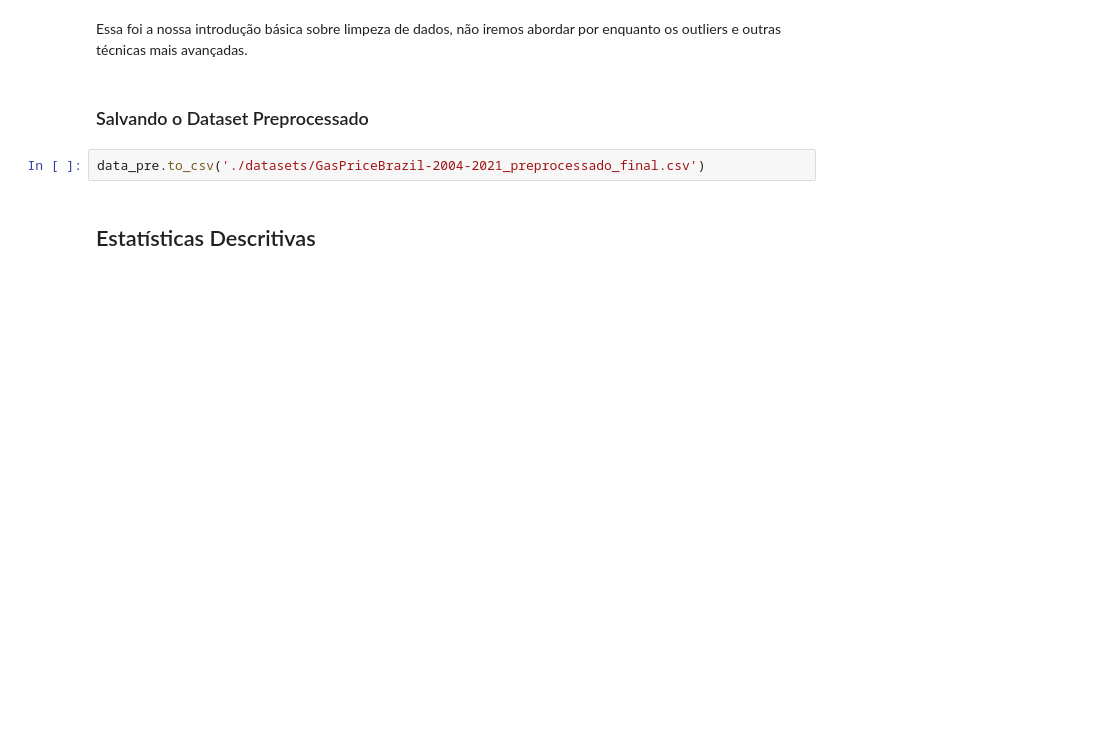
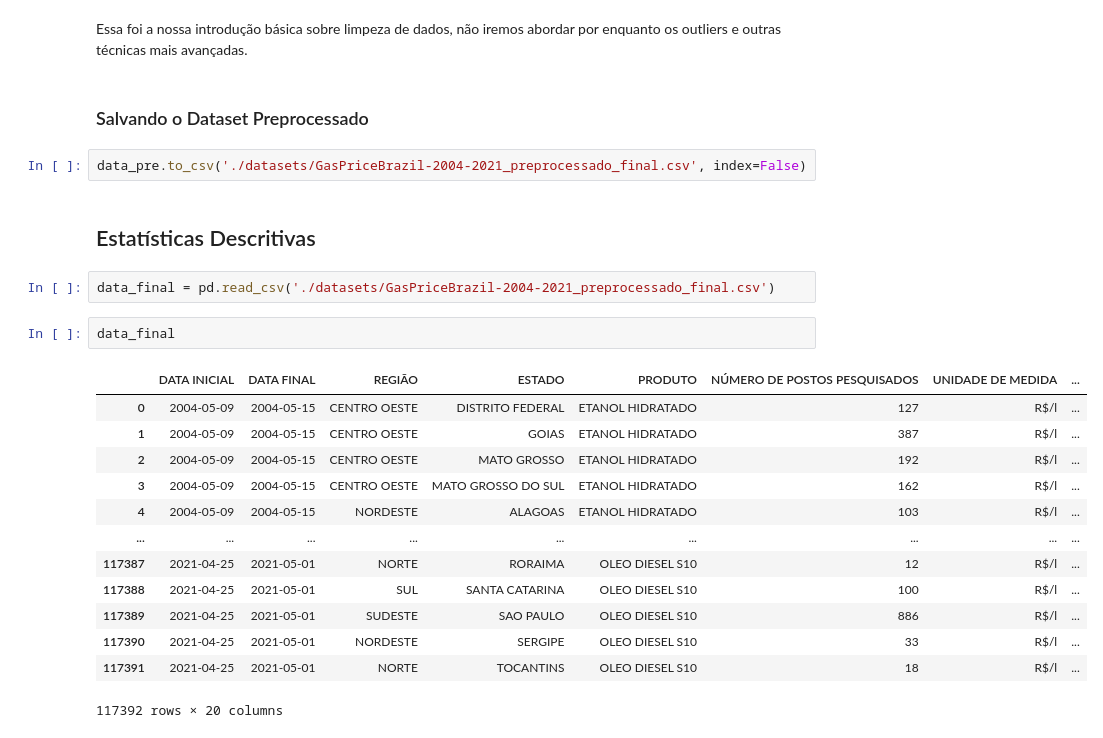
Before and after one commit to adalbertobrant/lipai, a Jupyter notebook: atividades/estudo-python/src/09-pandas/manipulacao_dados_pandas.ipynb, the cells around one changed output. Saved outputs shown, nothing was run; the diff lists cells and outputs as text; blank space fills up the shorter version.

```diff
--- a/atividades/estudo-python/src/09-pandas/manipulacao_dados_pandas.ipynb
+++ b/atividades/estudo-python/src/09-pandas/manipulacao_dados_pandas.ipynb
@@ -1853,6 +1853,24 @@ Essa foi a nossa introdução básica sobre limpeza de dados, não iremos aborda
 # %% [markdown]
 ### Salvando o Dataset Preprocessado
 # %%
-data_pre.to_csv('./datasets/GasPriceBrazil-2004-2021_preprocessado_final.csv')
+data_pre.to_csv('./datasets/GasPriceBrazil-2004-2021_preprocessado_final.csv', index=False)
 # %% [markdown]
 ## Estatísticas Descritivas
+# %%
+data_final = pd.read_csv('./datasets/GasPriceBrazil-2004-2021_preprocessado_final.csv')
+# %%
+data_final
+# %% [output]
+|  | DATA INICIAL | DATA FINAL | REGIÃO | ESTADO | PRODUTO | NÚMERO DE POSTOS PESQUISADOS | UNIDADE DE MEDIDA | ... |
+| 0 | 2004-05-09 | 2004-05-15 | CENTRO OESTE | DISTRITO FEDERAL | ETANOL HIDRATADO | 127 | R$/l | ... |
+| 1 | 2004-05-09 | 2004-05-15 | CENTRO OESTE | GOIAS | ETANOL HIDRATADO | 387 | R$/l | ... |
+| 2 | 2004-05-09 | 2004-05-15 | CENTRO OESTE | MATO GROSSO | ETANOL HIDRATADO | 192 | R$/l | ... |
+| 3 | 2004-05-09 | 2004-05-15 | CENTRO OESTE | MATO GROSSO DO SUL | ETANOL HIDRATADO | 162 | R$/l | ... |
+| 4 | 2004-05-09 | 2004-05-15 | NORDESTE | ALAGOAS | ETANOL HIDRATADO | 103 | R$/l | ... |
+| ... | ... | ... | ... | ... | ... | ... | ... | ... |
+| 117387 | 2021-04-25 | 2021-05-01 | NORTE | RORAIMA | OLEO DIESEL S10 | 12 | R$/l | ... |
+| 117388 | 2021-04-25 | 2021-05-01 | SUL | SANTA CATARINA | OLEO DIESEL S10 | 100 | R$/l | ... |
+| 117389 | 2021-04-25 | 2021-05-01 | SUDESTE | SAO PAULO | OLEO DIESEL S10 | 886 | R$/l | ... |
+| 117390 | 2021-04-25 | 2021-05-01 | NORDESTE | SERGIPE | OLEO DIESEL S10 | 33 | R$/l | ... |
+| 117391 | 2021-04-25 | 2021-05-01 | NORTE | TOCANTINS | OLEO DIESEL S10 | 18 | R$/l | ... |
+117392 rows × 20 columns
```
Also changed, not shown: parts of 31 cells of this notebook, 1 other file.
